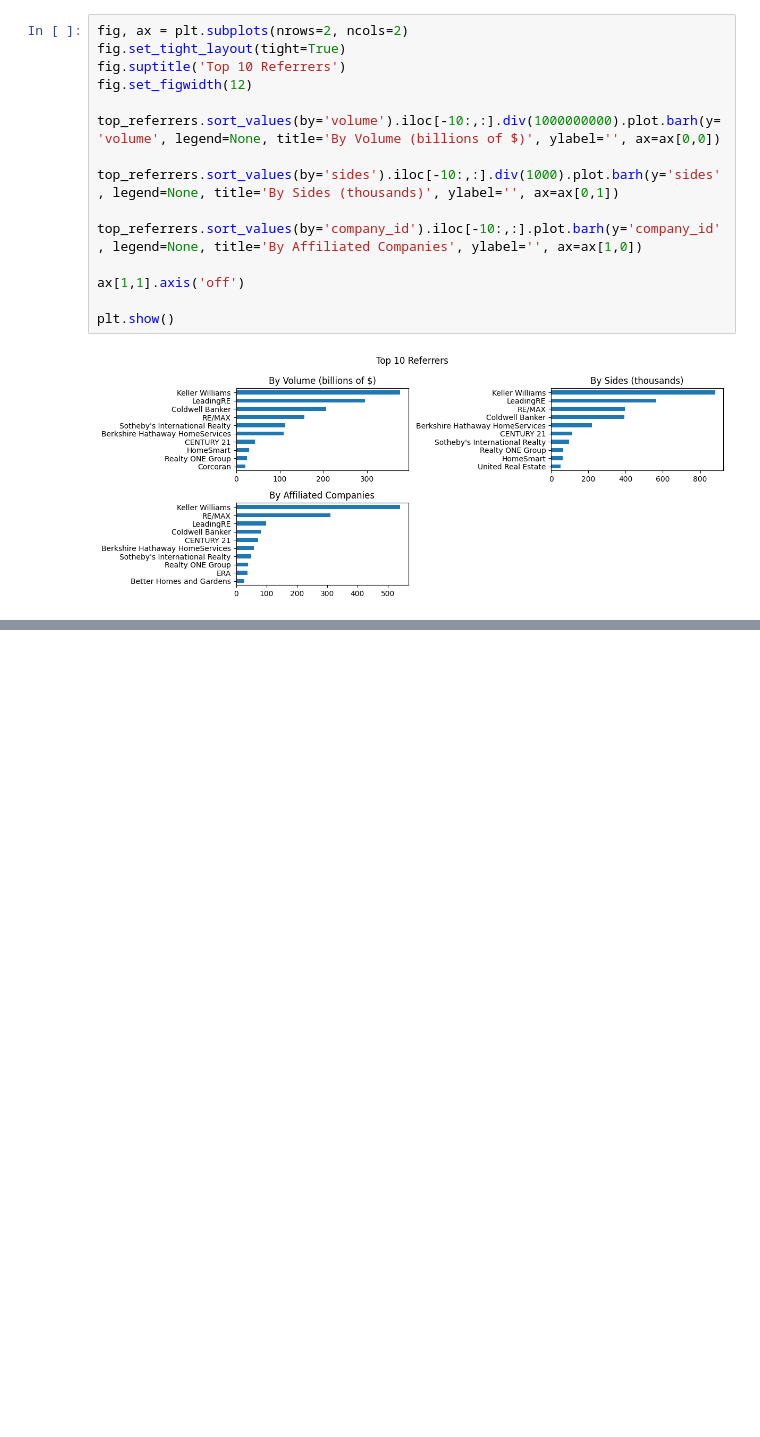
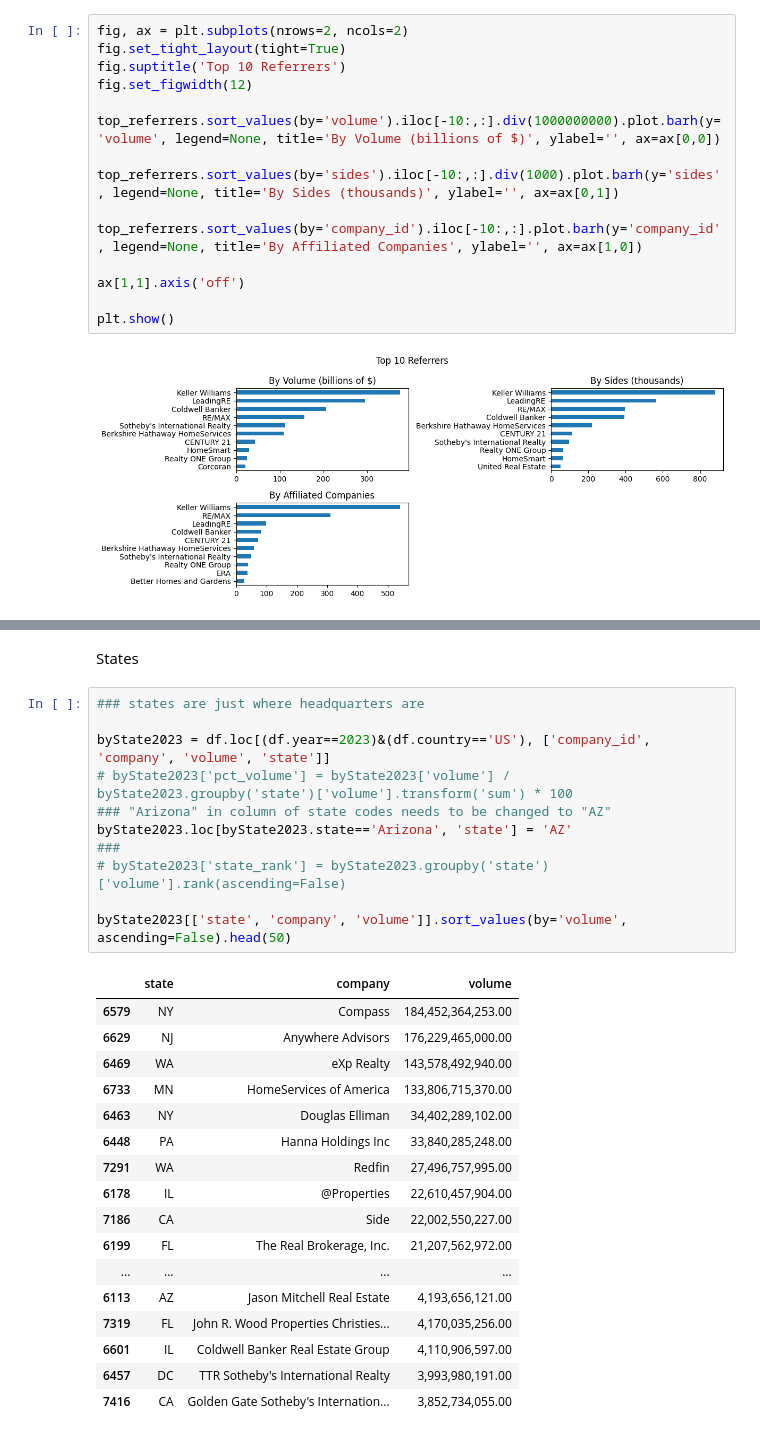
Before and after one commit to altos-research/housingwire-rt, a Jupyter notebook: EDA.ipynb, the cells around one changed output, grey strips where cells are left out. Drawn from its saved outputs; the diff is of its cells as text; blank space fills up the shorter version.

```diff
--- a/EDA.ipynb
+++ b/EDA.ipynb
@@ -388,0 +422,31 @@ plt.show()
+# %% [markdown]
+States
+# %%
+### states are just where headquarters are
+
+byState2023 = df.loc[(df.year==2023)&(df.country=='US'), ['company_id', 'company', 'volume', 'state']]
+# byState2023['pct_volume'] = byState2023['volume'] / byState2023.groupby('state')['volume'].transform('sum') * 100
+### "Arizona" in column of state codes needs to be changed to "AZ"
+byState2023.loc[byState2023.state=='Arizona', 'state'] = 'AZ'
+###
+# byState2023['state_rank'] = byState2023.groupby('state')['volume'].rank(ascending=False)
+
+byState2023[['state', 'company', 'volume']].sort_values(by='volume', ascending=False).head(50)
+# %% [output]
+|  | state | company | volume |
+| 6579 | NY | Compass | 184,452,364,253.00 |
+| 6629 | NJ | Anywhere Advisors | 176,229,465,000.00 |
+| 6469 | WA | eXp Realty | 143,578,492,940.00 |
+| 6733 | MN | HomeServices of America | 133,806,715,370.00 |
+| 6463 | NY | Douglas Elliman | 34,402,289,102.00 |
+| 6448 | PA | Hanna Holdings Inc | 33,840,285,248.00 |
+| 7291 | WA | Redfin | 27,496,757,995.00 |
+| 6178 | IL | @Properties | 22,610,457,904.00 |
+| 7186 | CA | Side | 22,002,550,227.00 |
+| 6199 | FL | The Real Brokerage, Inc. | 21,207,562,972.00 |
+| ... | ... | ... | ... |
+| 6113 | AZ | Jason Mitchell Real Estate | 4,193,656,121.00 |
+| 7319 | FL | John R. Wood Properties Christies... | 4,170,035,256.00 |
+| 6601 | IL | Coldwell Banker Real Estate Group | 4,110,906,597.00 |
+| 6457 | DC | TTR Sotheby's International Realty | 3,993,980,191.00 |
+| 7416 | CA | Golden Gate Sotheby's Internation... | 3,852,734,055.00 |
```
Also changed, not shown: parts of 5 cells of this notebook, 1 other file.
